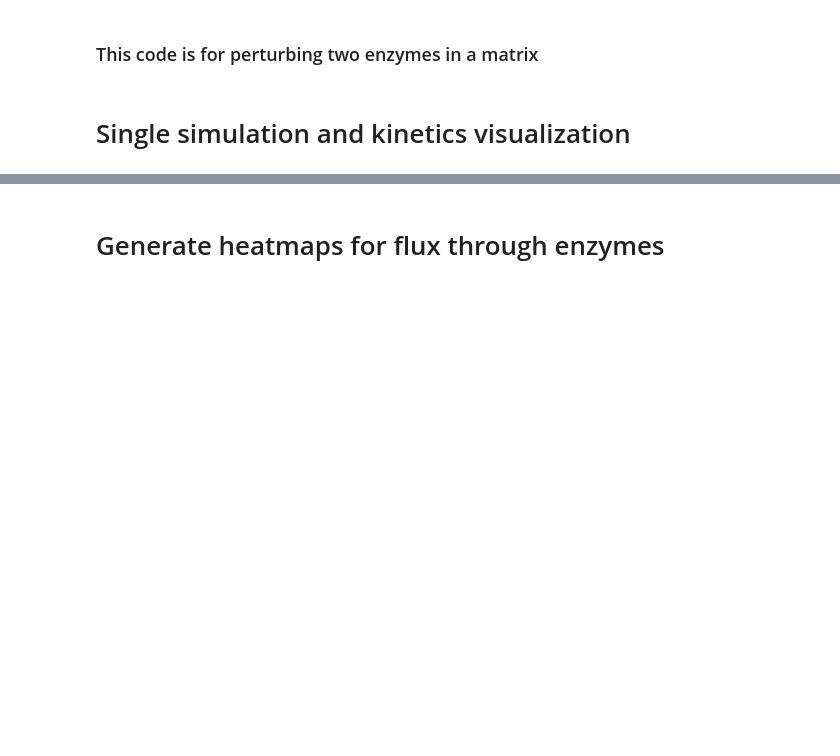
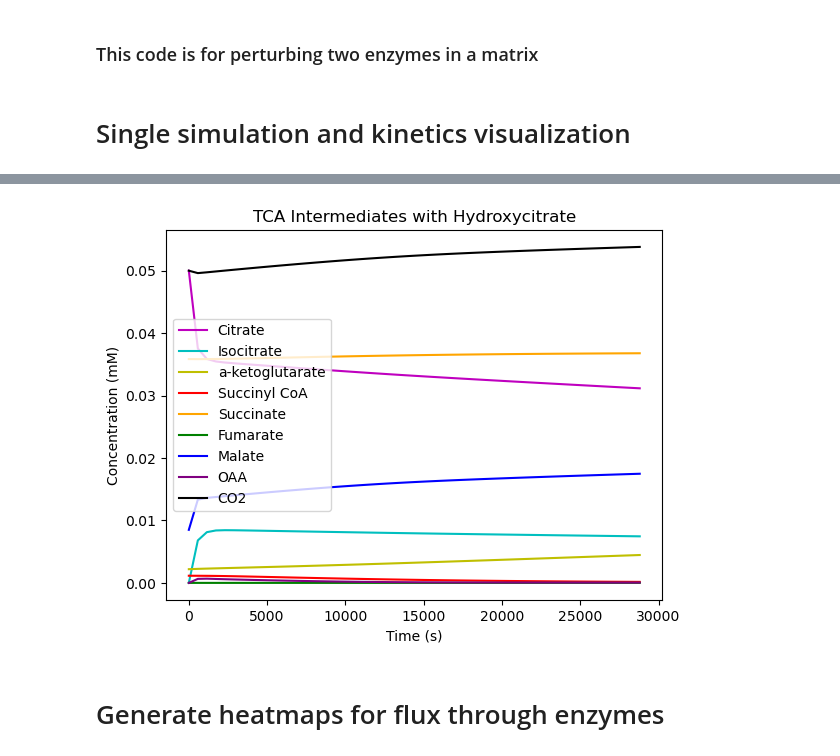
Before and after one commit to carothersresearch/ECFERS, a Jupyter notebook: notebooks/MC_run_and_vis.ipynb, the cells around one changed output, grey strips where cells are left out. Saved outputs shown, nothing was run; the diff lists cells and outputs as text; code cells hidden in the pictures; blank space fills up the shorter version.

```diff
--- a/notebooks/MC_run_and_vis.ipynb
+++ b/notebooks/MC_run_and_vis.ipynb
@@ -189,6 +209,9 @@ r_biosyn
 
 r_VN.reset()
 result_VN = r_VN.simulate(0,8*60*60)
+# %%
+r_VNHCT.reset()
+result_VNHCT = r_VNHCT.simulate(0,8*60*60)
 # %%
 from matplotlib.ticker import ScalarFormatter
 # %%
@@ -348,3 +370,33 @@ plt.show()
+# %%
+time_biosyn = result_VNHCT['time']
+
+citrate = result_VNHCT['[C00158]']
+isocitrate = result_VNHCT['[C00311]']
+aketoglutarate = result_VNHCT['[C00026]']
+succcoa = result_VNHCT['[C00091]']
+succ = result_VNHCT['[C00042]']
+fum = result_VNHCT['[C00122]']
+malate = result_VNHCT['[C00149]']
+oaa = result_VNHCT['[C00036]']
+co2 = result_VNHCT['[C00011]']
+
+plt.plot(time_biosyn, citrate, 'm', label = "Citrate")
+plt.plot(time_biosyn, isocitrate, 'c', label = "Isocitrate")
+plt.plot(time_biosyn, aketoglutarate, 'y', label = "a-ketoglutarate")
+plt.plot(time_biosyn, succcoa, 'r', label = "Succinyl CoA")
+plt.plot(time_biosyn, succ, 'orange', label = "Succinate")
+plt.plot(time_biosyn, fum, 'g', label = "Fumarate")
+plt.plot(time_biosyn, malate, 'b', label = "Malate")
+plt.plot(time_biosyn, oaa, 'purple', label = "OAA")
+plt.plot(time_biosyn, co2, 'black', label = "CO2")
+
+plt.legend()
+plt.title("TCA Intermediates with Hydroxycitrate")
+plt.xlabel("Time (s)")
+plt.ylabel("Concentration (mM)")
+plt.show()
+# %% [output]
+[figure, added]
 # %% [markdown]
 # Generate heatmaps for flux through enzymes
 # %%
```
Also changed, not shown: parts of 18 cells of this notebook.
